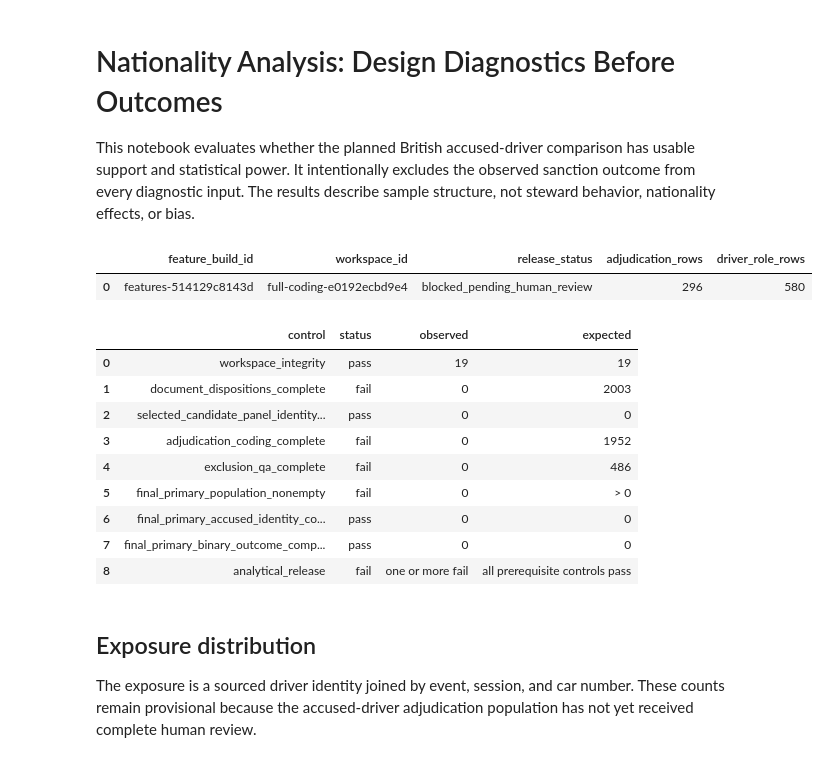
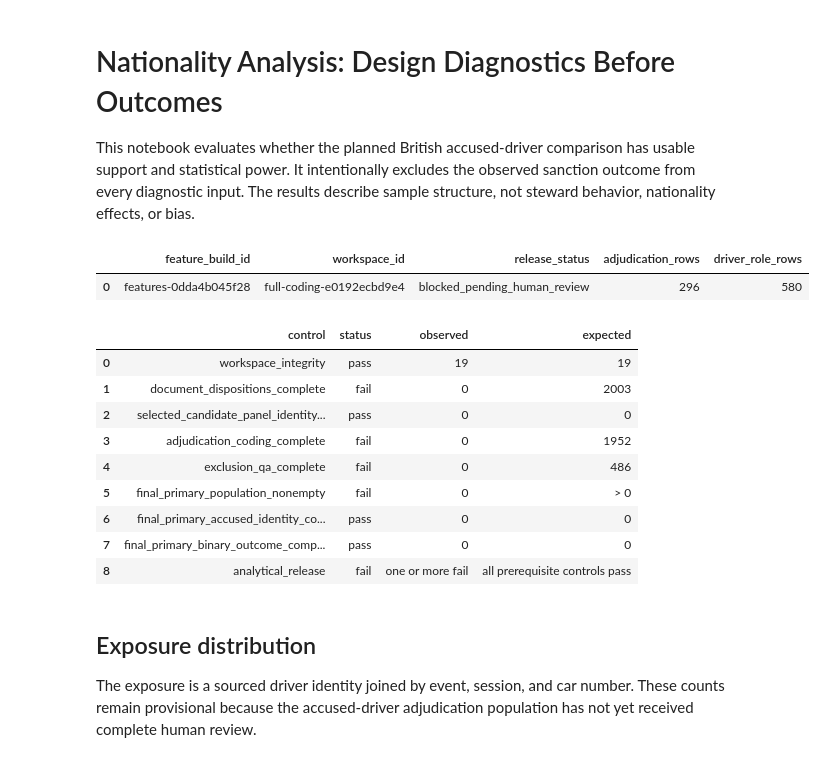
Before and after one commit to brianbzeng/f1-stewarding-analysis, a Jupyter notebook: notebooks/05_nationality_design_diagnostics.ipynb, the cells around one changed output. Cells and saved outputs as stored; diff of their text form; code cells hidden in the pictures.

Commit message:
Add conservative full-corpus first pass

```diff
--- a/notebooks/05_nationality_design_diagnostics.ipynb
+++ b/notebooks/05_nationality_design_diagnostics.ipynb
@@ -31,32 +31,34 @@ COLORS = sns.color_palette('colorblind')
 # %%
 with duckdb.connect(str(DB_PATH), read_only=True) as connection:
     build = connection.sql(
         '''SELECT * FROM metadata.analysis_feature_builds
            ORDER BY built_at_utc DESC, feature_build_id DESC LIMIT 1'''
     ).df()
     controls = connection.sql(
         '''SELECT control_order, control, status, observed, expected, detail
            FROM analysis.feature_release_controls
            WHERE feature_build_id = (
                SELECT feature_build_id FROM metadata.analysis_feature_builds
                ORDER BY built_at_utc DESC, feature_build_id DESC LIMIT 1
            ) ORDER BY control_order'''
     ).df()
     features = connection.sql(
         '''SELECT * EXCLUDE (sanction_outcome)
            FROM analysis.v_latest_adjudication_features
-           WHERE feature_label_status <> 'incomplete_human_coding'
+           WHERE feature_label_status IN (
+               'provisional_machine_suggestion', 'incomplete_human_coding'
+           )
            ORDER BY adjudication_instance_id'''
     ).df()
 
 display(build[[
     'feature_build_id', 'workspace_id', 'release_status',
     'adjudication_rows', 'driver_role_rows'
 ]])
 display(controls[['control', 'status', 'observed', 'expected']])
 # %% [output]
 |  | feature_build_id | workspace_id | release_status | adjudication_rows | driver_role_rows |
-| 0 | features-514129c8143d | full-coding-e0192ecbd9e4 | blocked_pending_human_review | 296 | 580 |
+| 0 | features-0dda4b045f28 | full-coding-e0192ecbd9e4 | blocked_pending_human_review | 296 | 580 |
 |  | control | status | observed | expected |
 | 0 | workspace_integrity | pass | 19 | 19 |
 | 1 | document_dispositions_complete | fail | 0 | 2003 |
```
Also changed, not shown: parts of 1 cell of this notebook, 10 other files.
